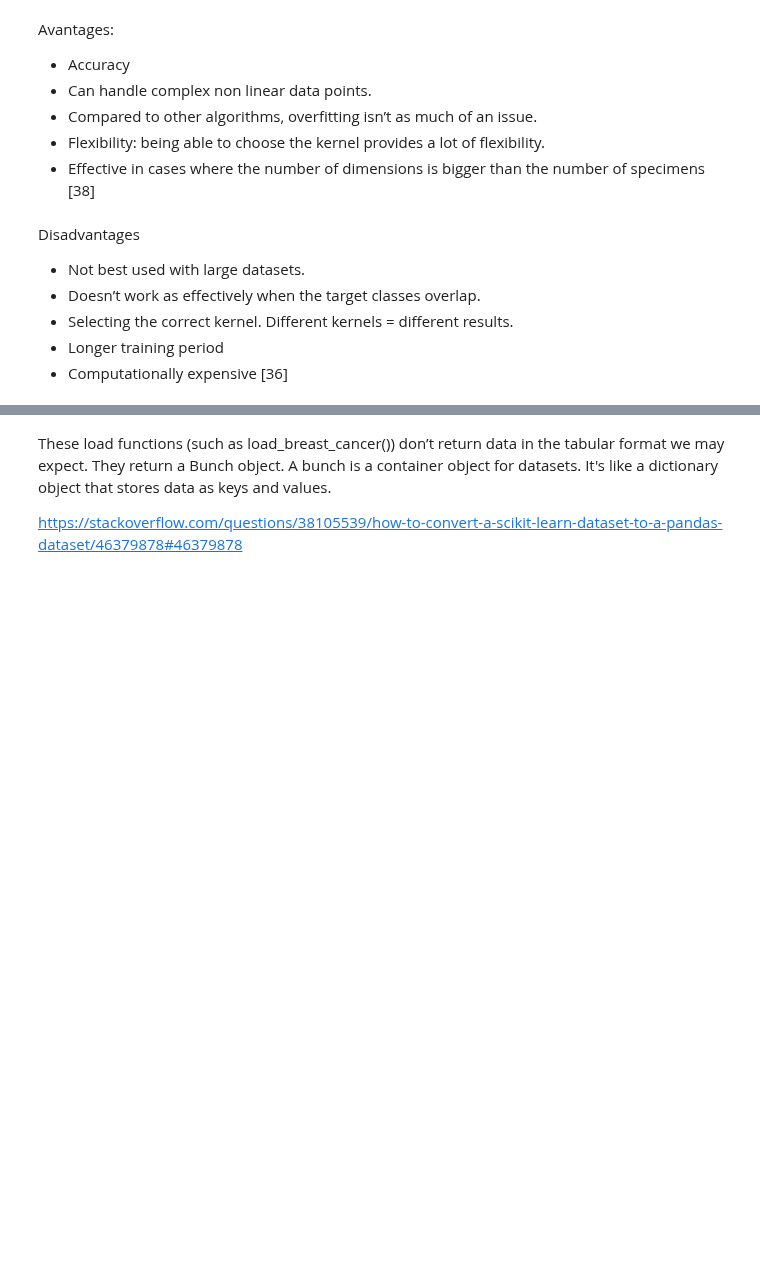
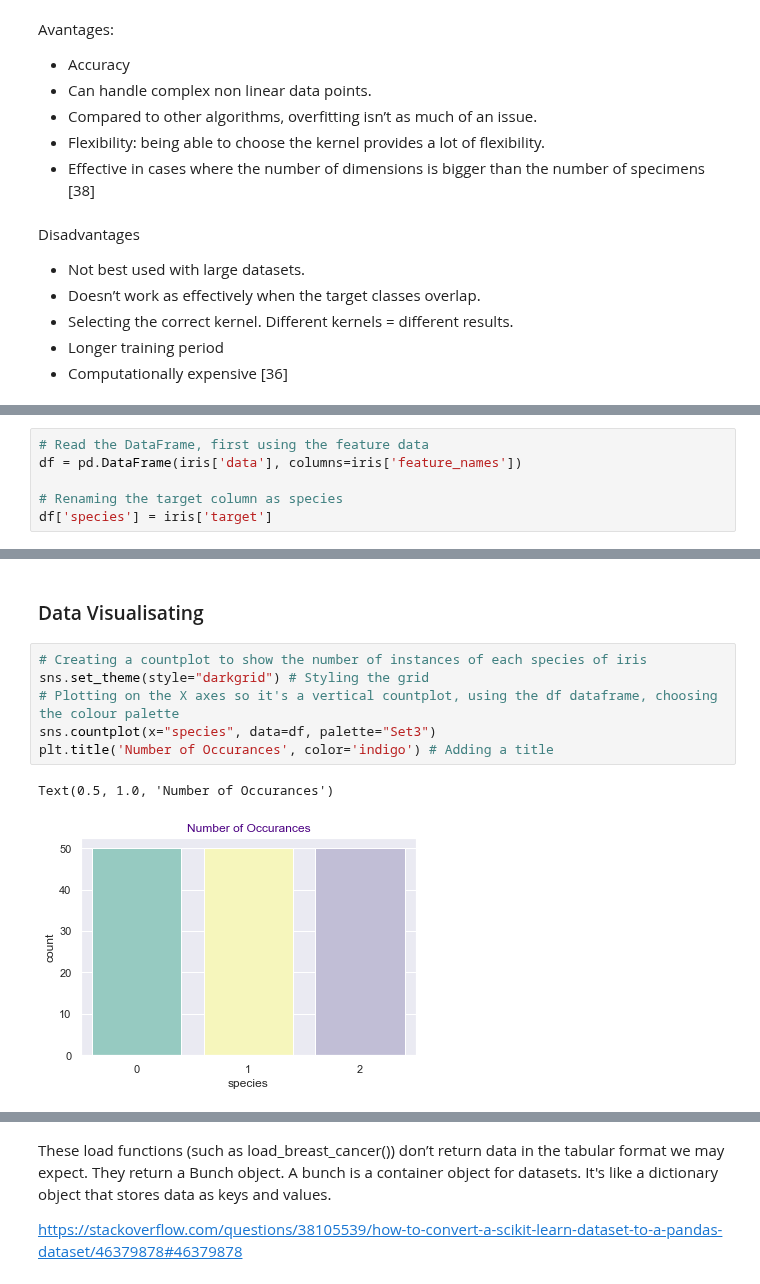
Before and after one commit to kmcd14/MLandStats-assessment, a Jupyter notebook: scikit-learn.ipynb, the cells around one changed output, grey strips where cells are left out. Saved outputs shown, nothing was run; the diff lists cells and outputs as text; blank space fills up the shorter version.

Commit message:
support vector machine code: exploration, visualisation

```diff
--- a/scikit-learn.ipynb
+++ b/scikit-learn.ipynb
@@ -916,0 +907,6 @@ Disadvantages
+# %%
+# Read the DataFrame, first using the feature data
+df = pd.DataFrame(iris['data'], columns=iris['feature_names'])
+
+# Renaming the target column as species
+df['species'] = iris['target']
@@ -916,0 +996,11 @@ Disadvantages
+# %% [markdown]
+### Data Visualisating
+# %%
+# Creating a countplot to show the number of instances of each species of iris
+sns.set_theme(style="darkgrid") # Styling the grid
+# Plotting on the X axes so it's a vertical countplot, using the df dataframe, choosing the colour palette
+sns.countplot(x="species", data=df, palette="Set3")
+plt.title('Number of Occurances', color='indigo') # Adding a title
+# %% [output]
+Text(0.5, 1.0, 'Number of Occurances')
+[figure, added]
```
Also changed, not shown: parts of 35 cells of this notebook.
